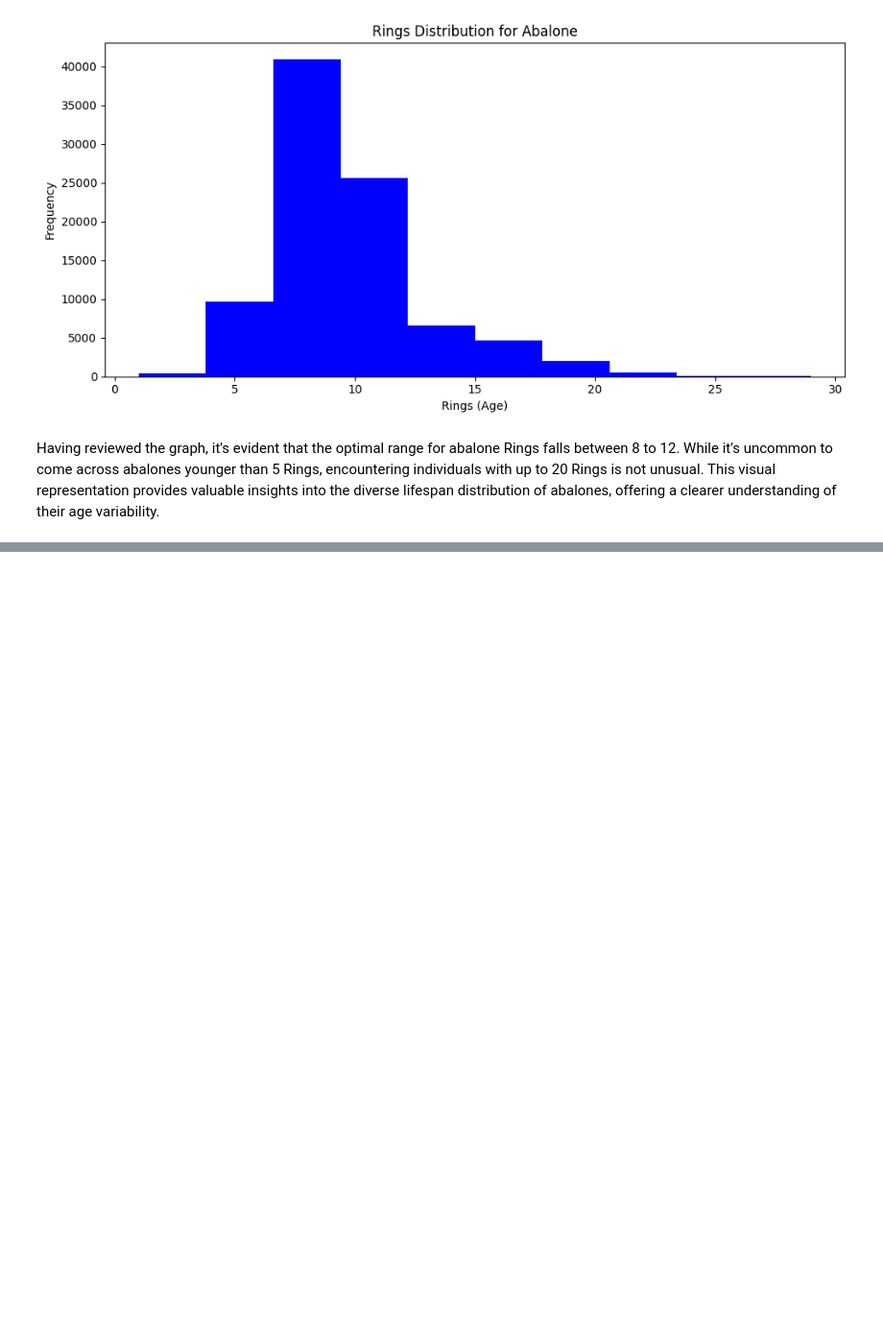
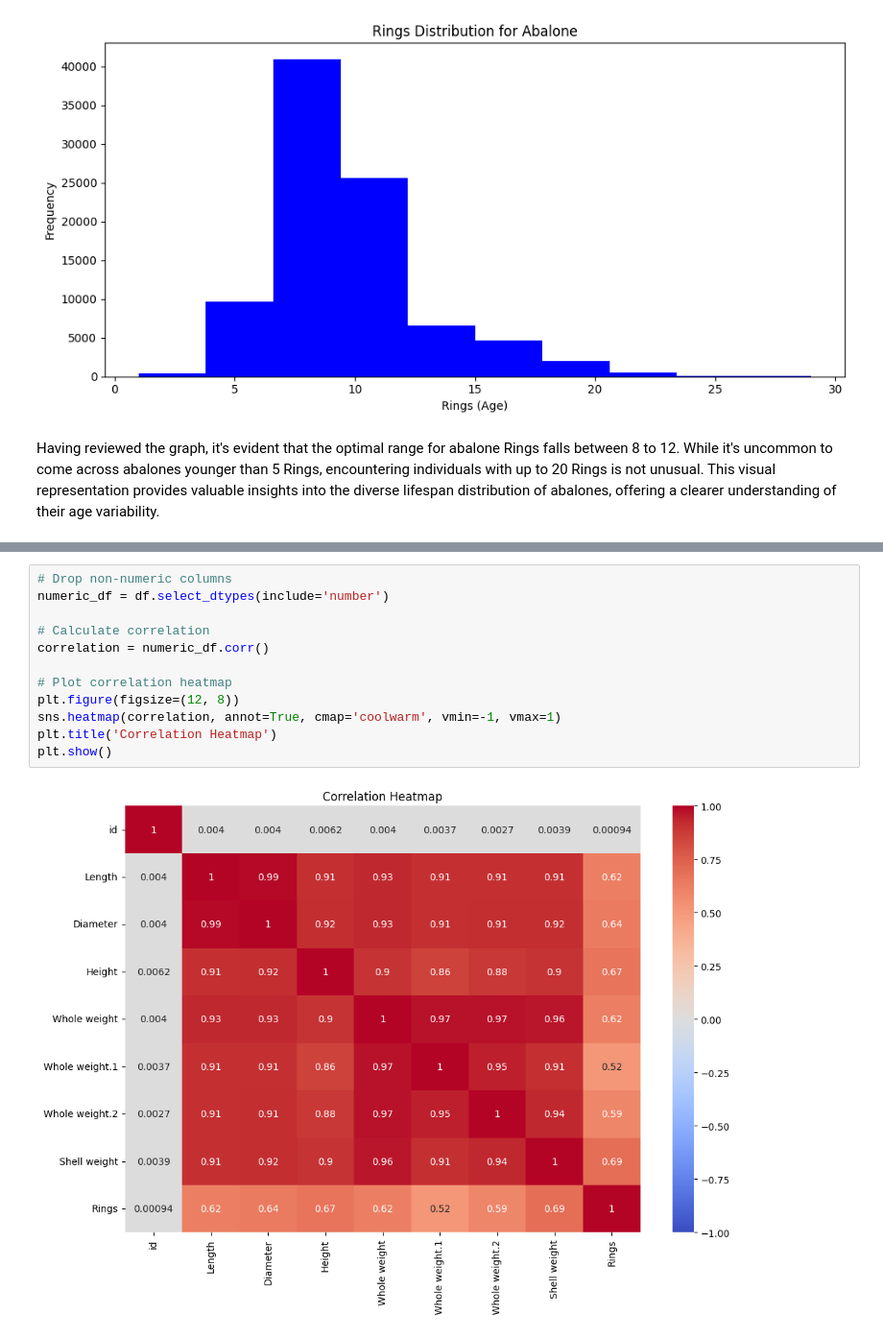
Before and after one commit to ritik1804k/Hotel-Booking-Analysis-, a Jupyter notebook: analyzing-abalone-age.ipynb, the cells around one changed output, grey strips where cells are left out. Shown at 96% size. Saved outputs shown, nothing was run; the diff lists cells and outputs as text; blank space fills up the shorter version.

```diff
--- a/analyzing-abalone-age.ipynb
+++ b/analyzing-abalone-age.ipynb
@@ -219,0 +229,14 @@ Having reviewed the graph, it's evident that the optimal range for abalone Rings
+# %%
+# Drop non-numeric columns
+numeric_df = df.select_dtypes(include='number')
+
+# Calculate correlation
+correlation = numeric_df.corr()
+
+# Plot correlation heatmap
+plt.figure(figsize=(12, 8))
+sns.heatmap(correlation, annot=True, cmap='coolwarm', vmin=-1, vmax=1)
+plt.title('Correlation Heatmap')
+plt.show()
+# %% [output]
+[figure, added]
```
Also changed, not shown: parts of 1 cell of this notebook.
